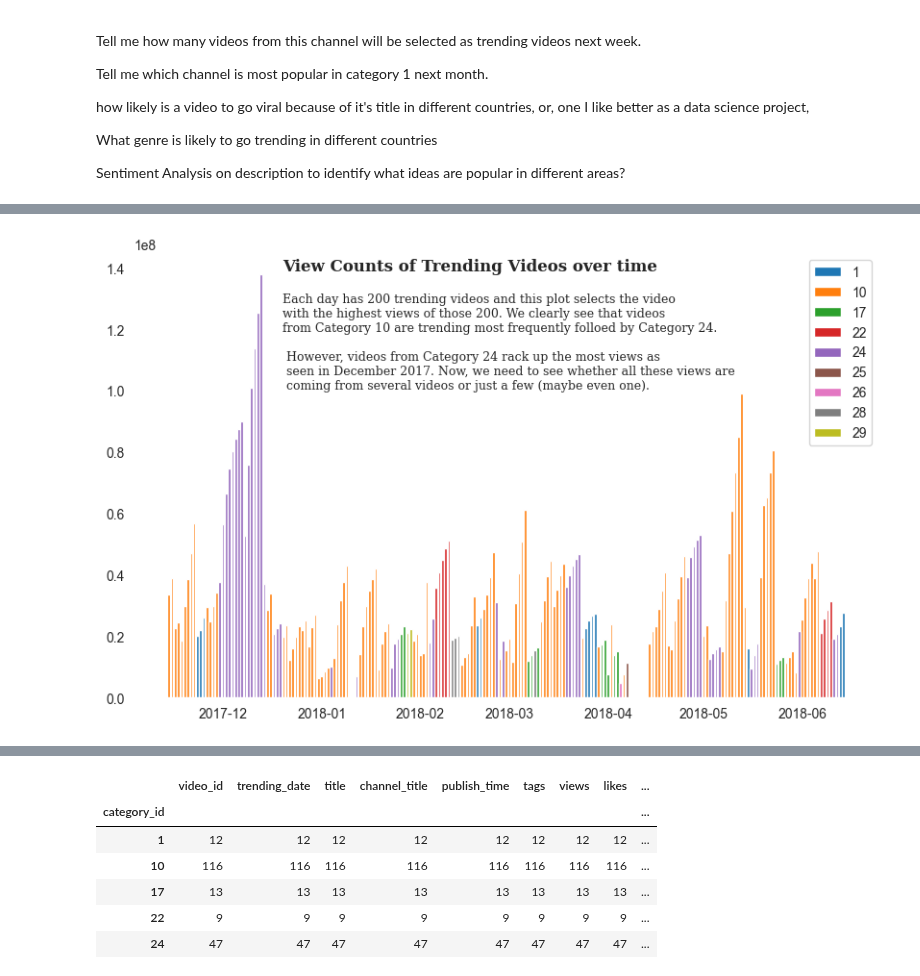
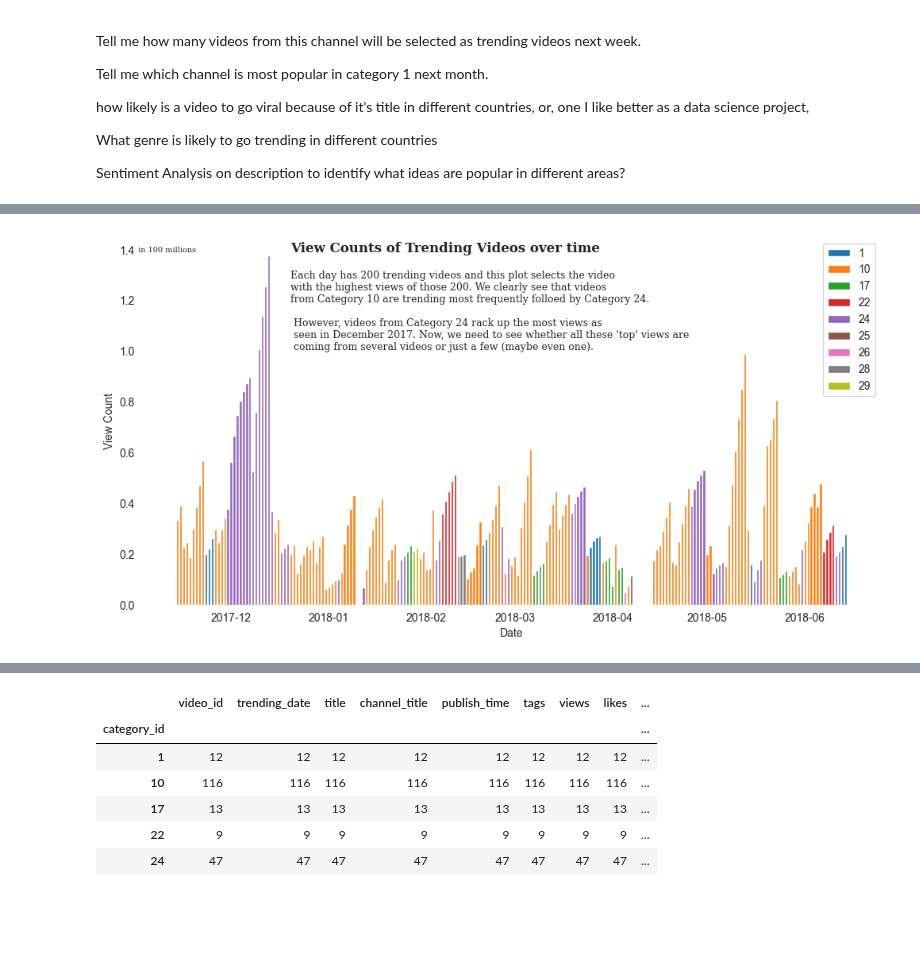
Before and after one commit to Harsh-2420/kaggle, a Jupyter notebook: Youtube/youtube-analysis.ipynb, the cells around one changed output, grey strips where cells are left out. Saved outputs shown, nothing was run; the diff lists cells and outputs as text; code cells hidden in the pictures; blank space fills up the shorter version.

```diff
--- a/Youtube/youtube-analysis.ipynb
+++ b/Youtube/youtube-analysis.ipynb
@@ -61,7 +61,7 @@ top_view_df[(top_view_df['trending_date'] > range[0]) & (top_view_df['trending_d
 | 5197 | FlsCjmMhFmw | 2017-12-10 | YouTube Rewind: The Shape of 2017... | YouTube Spotlight | 24 | 2017-12-06 | Rewind|"Rewind 2017"|"youtube rew... | 100911567 | 2656678 | ... |
 | 5398 | FlsCjmMhFmw | 2017-12-11 | YouTube Rewind: The Shape of 2017... | YouTube Spotlight | 24 | 2017-12-06 | Rewind|"Rewind 2017"|"youtube rew... | 113876217 | 2811217 | ... |
 # %%
-# plot highest views by date. Also by sorted freq to see which categories have highest views
+# plot highest views by date. Also by category to see which categories have highest views
 
 sns.set_style('white')
 # sns.despine()
@@ -69,35 +69,40 @@ sns.set_style('white')
 
 vis_df = pd.DataFrame(dict(x=top_view_df['trending_date'], y=top_view_df['views'], label=top_view_df['category_id']))
 groups = vis_df.groupby('label')
 
-fig, ax = plt.subplots(1, 1, figsize=(10, 6))
+fig, ax = plt.subplots(1, 1, figsize=(12, 6))
 ax.margins(0.05) # Optional, just adds 5% padding to the autoscaling
 for name, group in groups:
     ax.bar(group.x, group.y, label=name)
 ax.legend()
+
+ax.set_xlabel("Date")
+ax.set_ylabel("View Count")
+ax.yaxis.offsetText.set_visible(False)
+fig.text(0.12, 0.85, 'in 100 millions', fontsize=7, fontfamily='serif')
 
 
 ax.grid(False)
 for s in ['top', 'right', 'bottom', 'left']:
     ax.spines[s].set_visible(False)
 
 fig.text(0.28, 0.85, 'View Counts of Trending Videos over time', fontsize=12, fontweight='bold', fontfamily='serif')
 fig.text(0.28, 0.62,
 '''Each day has 200 trending videos and this plot selects the video
 with the highest views of those 200. We clearly see that videos
 from Category 10 are trending most frequently folloed by Category 24.
 
  However, videos from Category 24 rack up the most views as
  seen in December 2017. Now, we need to see whether all these 'top' views are
  coming from several videos or just a few (maybe even one).
 '''
 
 , fontsize=9, fontweight='light', fontfamily='serif')
 
 
 plt.show()
 # %% [output]
-[figure, old version]
+[figure, new version]
 # %%
 count_group = top_view_df.groupby(['video_id']).agg('count')
 long_vids = count_group[count_group['trending_date'] >= 5].reset_index()['video_id']
```
Also changed, not shown: parts of 4 cells of this notebook.
